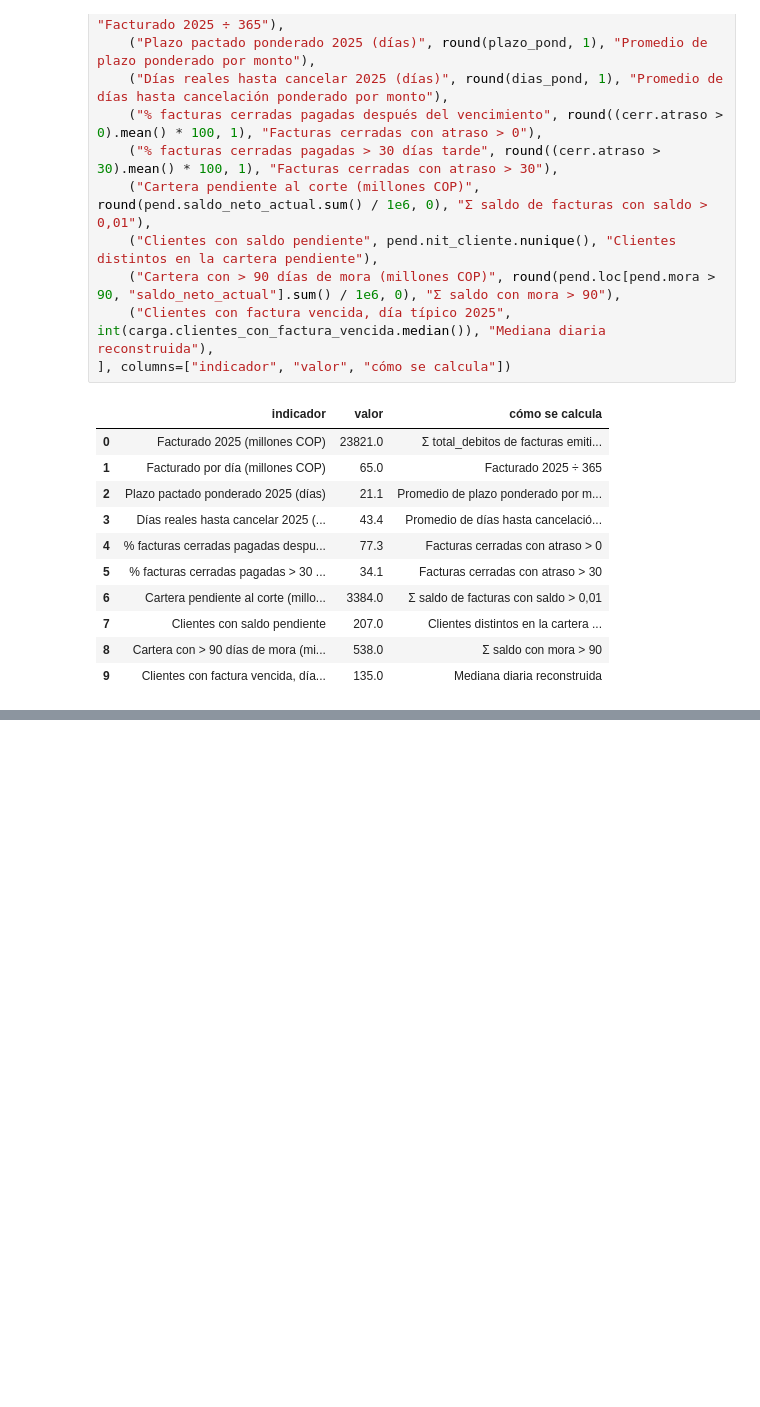
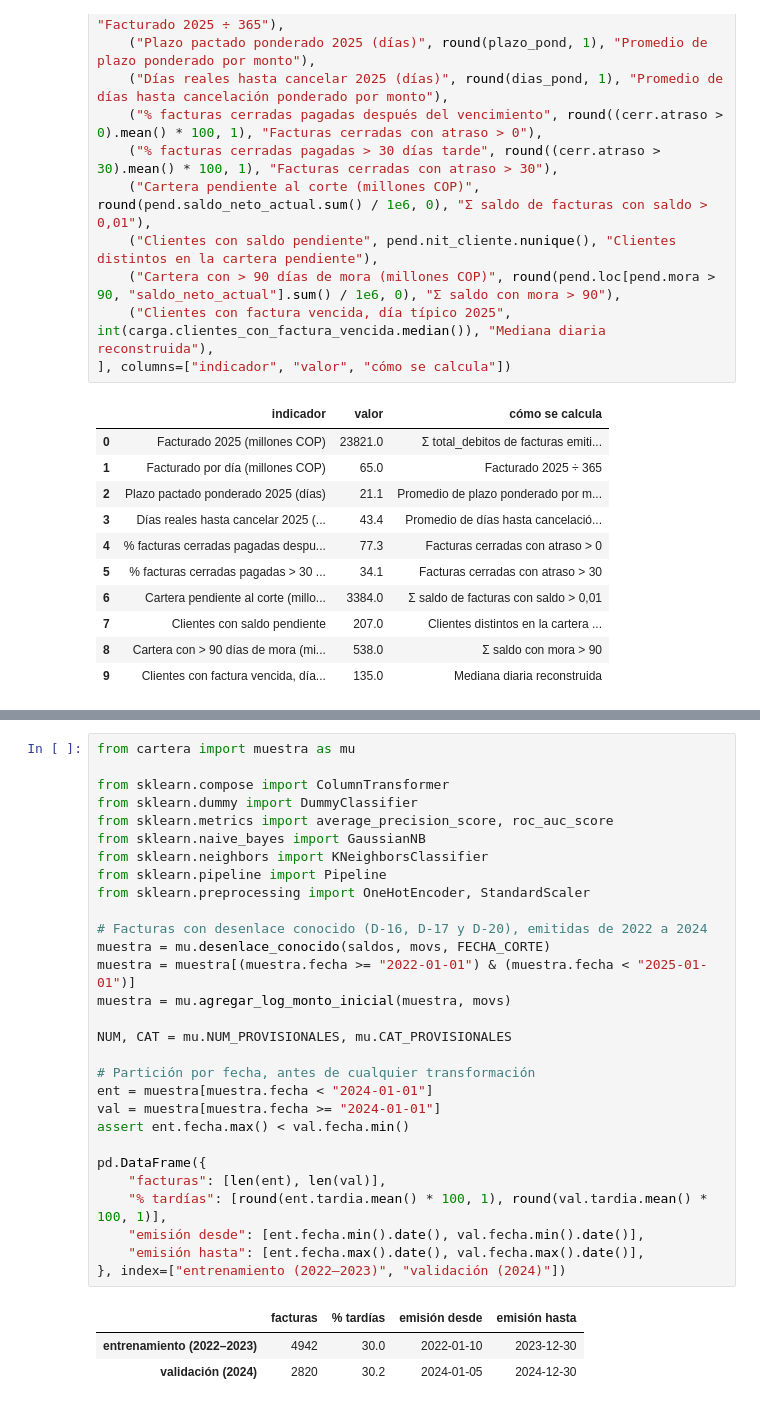
Before and after one commit to yepedraza/priorizacion-cobro-cartera, a Jupyter notebook: retos/modulo-2b/viabilidad_R10.ipynb, the cells around one changed output, grey strips where cells are left out. Cells and saved outputs as stored; diff of their text form; blank space fills up the shorter version.

```diff
--- a/retos/modulo-2b/viabilidad_R10.ipynb
+++ b/retos/modulo-2b/viabilidad_R10.ipynb
@@ -386,0 +438,33 @@ pd.DataFrame([
+# %%
+from cartera import muestra as mu
+
+from sklearn.compose import ColumnTransformer
+from sklearn.dummy import DummyClassifier
+from sklearn.metrics import average_precision_score, roc_auc_score
+from sklearn.naive_bayes import GaussianNB
+from sklearn.neighbors import KNeighborsClassifier
+from sklearn.pipeline import Pipeline
+from sklearn.preprocessing import OneHotEncoder, StandardScaler
+
+# Facturas con desenlace conocido (D-16, D-17 y D-20), emitidas de 2022 a 2024
+muestra = mu.desenlace_conocido(saldos, movs, FECHA_CORTE)
+muestra = muestra[(muestra.fecha >= "2022-01-01") & (muestra.fecha < "2025-01-01")]
+muestra = mu.agregar_log_monto_inicial(muestra, movs)
+
+NUM, CAT = mu.NUM_PROVISIONALES, mu.CAT_PROVISIONALES
+
+# Partición por fecha, antes de cualquier transformación
+ent = muestra[muestra.fecha < "2024-01-01"]
+val = muestra[muestra.fecha >= "2024-01-01"]
+assert ent.fecha.max() < val.fecha.min()
+
+pd.DataFrame({
+    "facturas": [len(ent), len(val)],
+    "% tardías": [round(ent.tardia.mean() * 100, 1), round(val.tardia.mean() * 100, 1)],
+    "emisión desde": [ent.fecha.min().date(), val.fecha.min().date()],
+    "emisión hasta": [ent.fecha.max().date(), val.fecha.max().date()],
+}, index=["entrenamiento (2022–2023)", "validación (2024)"])
+# %% [output]
+|  | facturas | % tardías | emisión desde | emisión hasta |
+| entrenamiento (2022–2023) | 4942 | 30.0 | 2022-01-10 | 2023-12-30 |
+| validación (2024) | 2820 | 30.2 | 2024-01-05 | 2024-12-30 |
```
Also changed, not shown: parts of 5 cells of this notebook, 5 other files.
